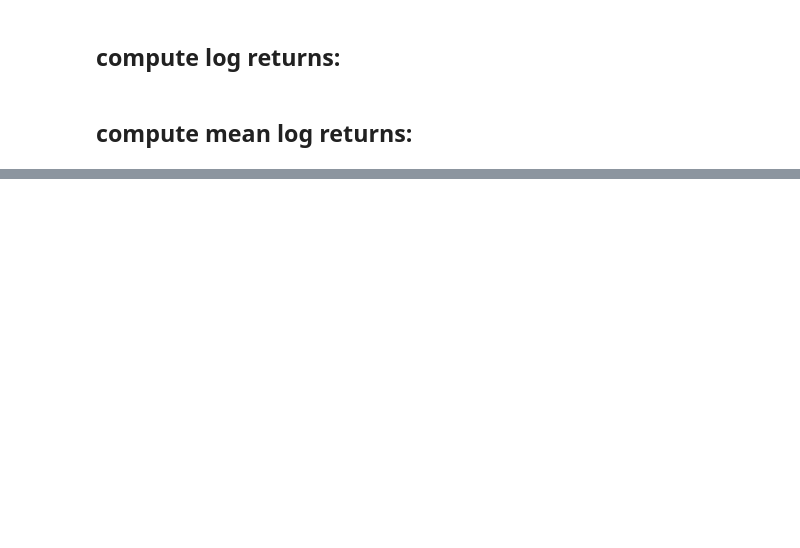
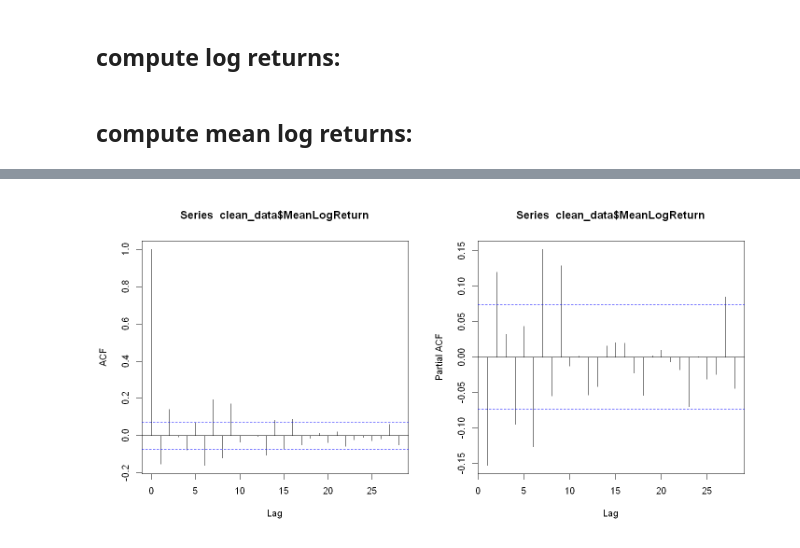
Before and after one commit to hawk-s/Financial_Econometrics, a Jupyter notebook: HA2/HA2_P2.ipynb, the cells around one changed output, grey strips where cells are left out. Cells and saved outputs as stored; diff of their text form; code cells hidden in the pictures; blank space fills up the shorter version.

```diff
--- a/HA2/HA2_P2.ipynb
+++ b/HA2/HA2_P2.ipynb
@@ -101,0 +119,23 @@ ERROR: Error in as.data.frame(x): argument "x" is missing, with no default
+# %%
+
+options(repr.plot.width = 12, repr.plot.height = 6)
+par(mfrow = c(1, 2))
+# Setting up the plotting area
+# Save default graphical parameters at the start of your notebook
+#default_par <- par()
+
+# (In another cell) After making changes and plotting
+# Reset graphical parameters to defaults
+#par(default_par)
+
+
+
+# Autocorrelation and Partial Autocorrelation functions
+acf(clean_data$MeanLogReturn)
+pacf(clean_data$MeanLogReturn)
+
+#print(clean_data)
+
+rets = clean_data$MeanLogReturn
+# %% [output]
+[figure, added]
```
Also changed, not shown: parts of 16 cells of this notebook.
